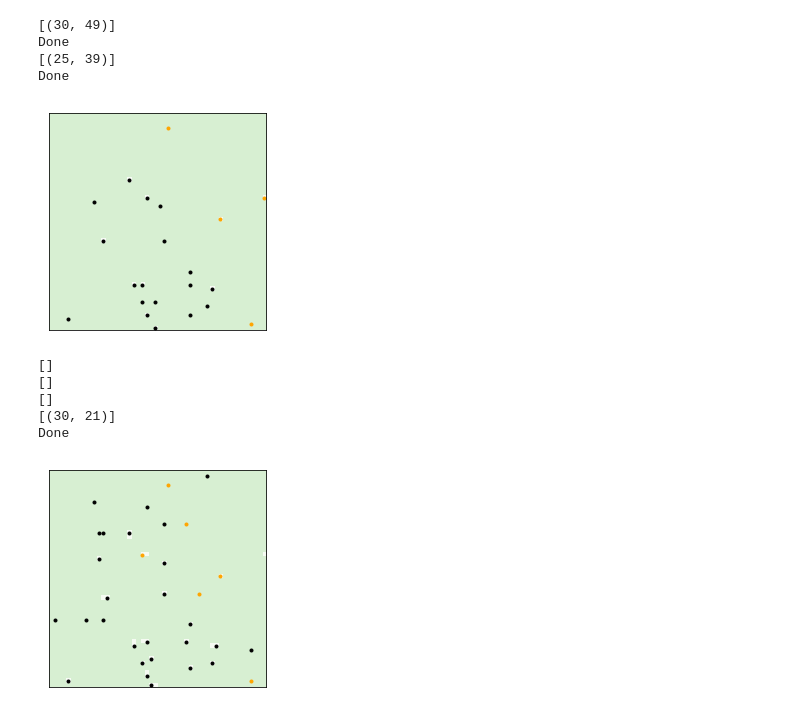
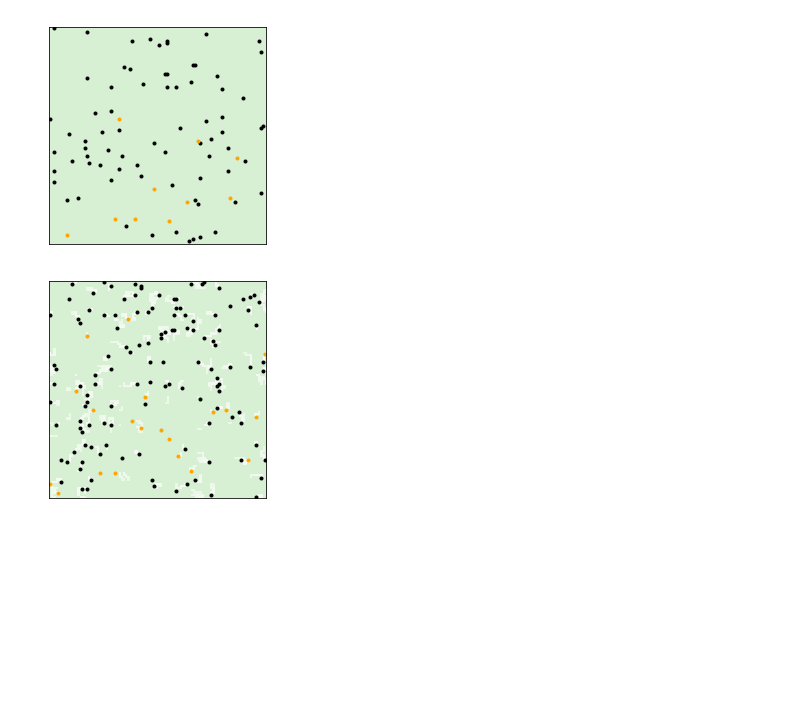
Before and after one commit to IanJaroszek/ComplexProject, a Jupyter notebook: Final_Project.ipynb, the cells around one changed output. Drawn from its saved outputs; the diff is of its cells as text; code cells hidden in the pictures; blank space fills up the shorter version.

```diff
--- a/Final_Project.ipynb
+++ b/Final_Project.ipynb
@@ -59,6 +60,9 @@ class Sugarscape(Cell2D):
 
         # track variables
         self.agent_count_seq = []
+        self.rabbit_count_seq = []
+        self.fox_count_seq = []
+        self.grass_count_seq = []
 
         # make the capacity array
         self.capacity = self.make_capacity()
@@ -71,7 +75,7 @@ class Sugarscape(Cell2D):
 
     def make_capacity(self):
         a = np.zeros((self.n, self.n), np.float)
-        a[True] = 2
+        a[True] = self.params.get('grass_capacity',2)
         return a
 
     def make_agents(self):
@@ -83,8 +87,8 @@ class Sugarscape(Cell2D):
         np.random.shuffle(locs)
 
         # make the agents
-        num_rabbits = self.params.get('num_rabbits', 10)
-        num_foxs = self.params.get('num_foxs', 2)
+        num_rabbits = self.params.get('num_rabbits', 75)
+        num_foxs = self.params.get('num_foxs', 10)
         self.agents = [Rabbit(locs[i], self.params) for i in range(num_rabbits)]+[Fox(locs[i+num_rabbits], self.params) for i in range(num_foxs)]
 
         # keep track of which cells are occupied
@@ -95,7 +99,9 @@ class Sugarscape(Cell2D):
         grow_rate = self.params.get('grow_rate', 0.1)
         self.array = np.minimum(self.array + grow_rate, self.capacity)
 
-    def reproduce(self,rate_rabbits,rate_foxs):
+    def reproduce(self,mult_rabbits,mult_foxs,pop_rabbits,pop_foxs):
+        rate_rabbits = ceil(mult_rabbits*pop_rabbits)
+        rate_foxs = ceil(mult_foxs*pop_foxs)
         for a in range(0,rate_rabbits):
             self.add_rabbit()
         for b in range(0,rate_foxs):
@@ -150,7 +156,8 @@ class Sugarscape(Cell2D):
         self.agents.remove(agent)
         if (loc in self.occupied):
             self.occupied.remove(loc)
-        return agent.grass+3
+        meat_bonus = self.params.get('meat_bonus', 1)
+        return agent.grass+meat_bonus
 
     def step(self):
         """Executes one time step."""
@@ -174,11 +181,18 @@ class Sugarscape(Cell2D):
 
         # update the time series
         self.agent_count_seq.append(len(self.agents))
+        rabbit_pop = len([agent for agent in self.agents if type(agent) is Rabbit])
+        fox_pop = len([agent for agent in self.agents if type(agent) is Fox])
+        self.rabbit_count_seq.append(rabbit_pop)
+        self.fox_count_seq.append(fox_pop)
 
 
         # grow back some sugar
         self.grow()
-        self.reproduce(10,2)
+        self.grass_count_seq.append(sum(map(sum, self.array)))
+        rabbit_mult = self.params.get('rabbit_mult', 0.2)
+        fox_mult = self.params.get('fox_mult', 0.05)
+        self.reproduce(rabbit_mult,fox_mult,rabbit_pop,fox_pop)
         return len(self.agents)
 
     def add_rabbit(self):
@@ -236,16 +250,9 @@ class SugarscapeViewer(Cell2DViewer):
     def animate_func(self, i):
         """Draws one frame of the animation."""
         Cell2DViewer.animate_func(self, i)
-        xs, ys, animals = self.get_coords()
-        for a, _ in enumerate(animals):
-            if (animals[a] is Rabbit):
-                animals[a] = 'black'
-            elif (animals[a] is Fox):
-                animals[a] = 'orange'
-        print(animals)
-        points = np.array([xs, ys, '.', animals])
-        animlist = plt.plot(*points)
-        return self.im, animlist
+        plt.clf()
+        self.draw()
+        return self.im, self.points
 
     def get_coords(self):
         """Gets the coordinates of the agents.
@@ -358,8 +368,7 @@ class Fox(Agent):
         """Checks if lifespan is exceeded."""
         return self.age > self.lifespan
 # %%
-env = Sugarscape(50)
+env = Sugarscape(100)
 viewer = SugarscapeViewer(env)
-anim = viewer.animate(frames=50)
+anim = viewer.animate(frames=100)
 anim
-#viewer.draw()
@@ -386,19 +391,9 @@ anim
+# %%
+viewer.draw()
+# %% [output]
+[figure, added]
 # %%
-viewer.step(1)
+viewer.step()
 viewer.draw()
 # %% [output]
-[(30, 49)]
-Done
-[(25, 39)]
-Done
-[figure, old version]
+[figure, new version]
-# %%
-viewer.step(1)
-viewer.draw()
-# %% [output]
-[]
-[]
-[]
-[(30, 21)]
-Done
-[figure, removed]
```
Also changed, not shown: parts of 9 cells of this notebook.
